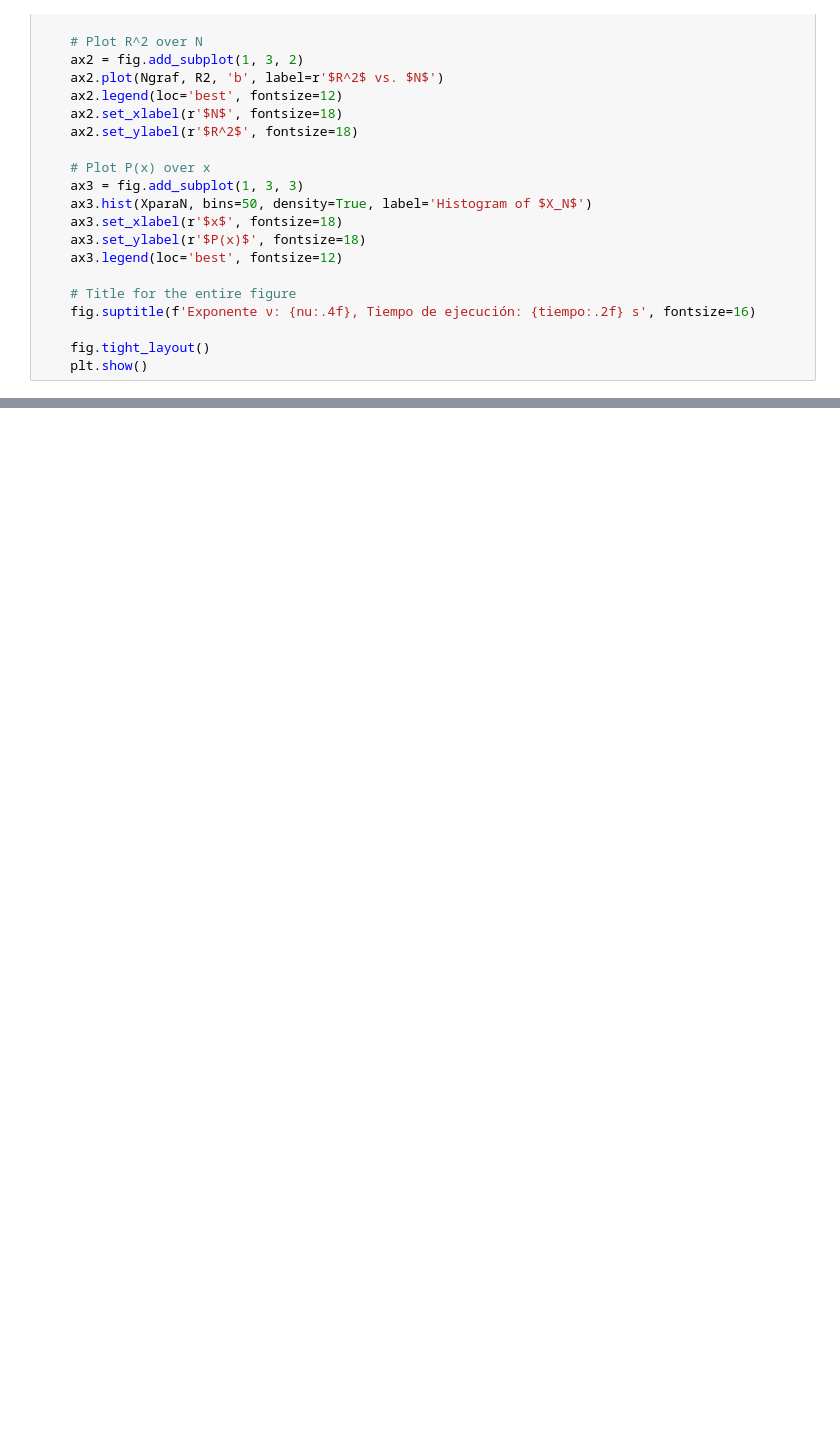
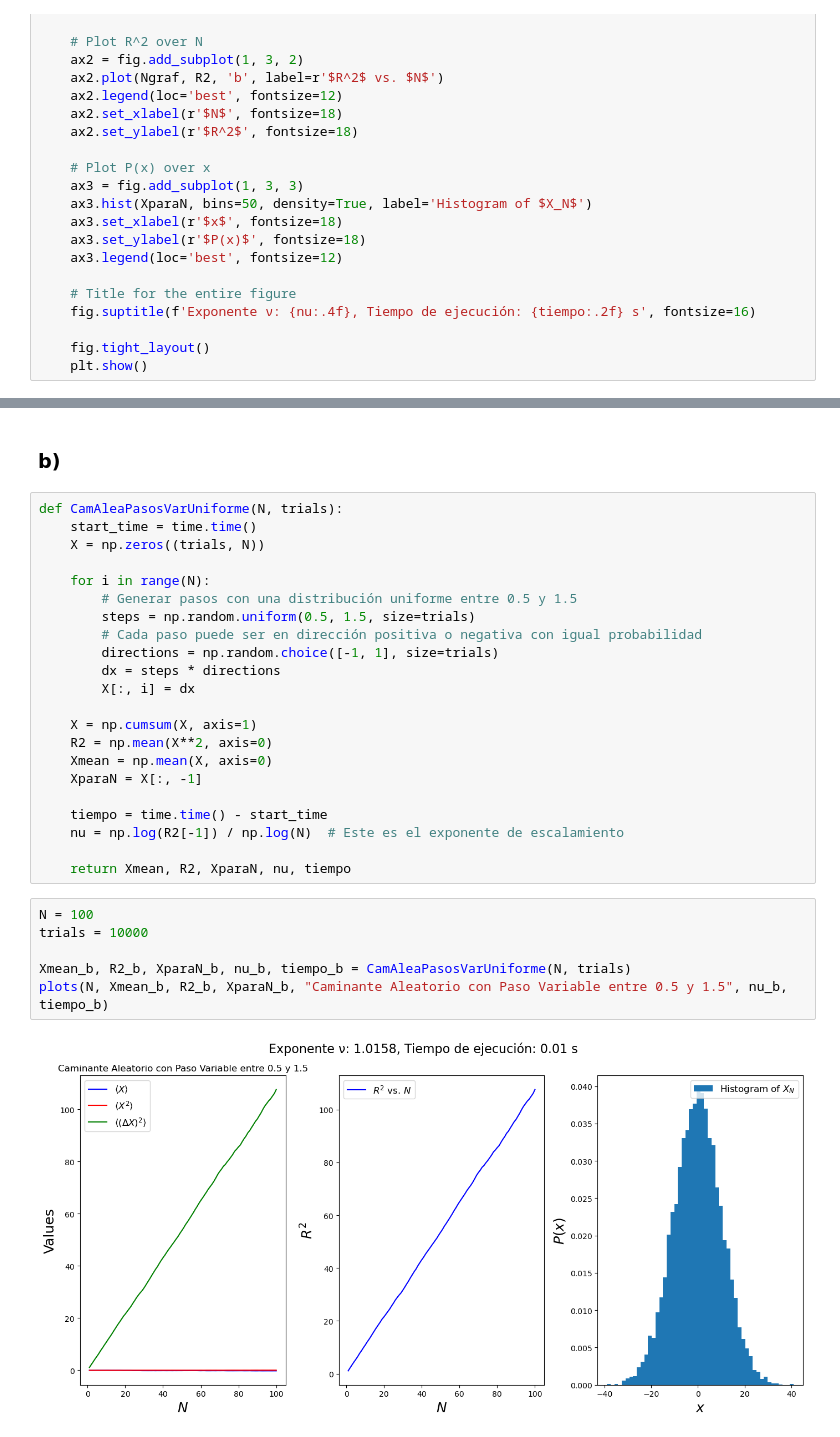
Before and after one commit to apareram/f-sica-computacional, a Jupyter notebook: e2/hacia2parcial.ipynb, the cells around one changed output, grey strips where cells are left out. Saved outputs shown, nothing was run; the diff lists cells and outputs as text; blank space fills up the shorter version.

```diff
--- a/e2/hacia2parcial.ipynb
+++ b/e2/hacia2parcial.ipynb
@@ -116,0 +121,32 @@ plots(N, Xmean, R2, XparaN, "Caminante Aleatorio con Paso Variable", nu, tiempo)
+# %% [markdown]
+### b)
+# %%
+def CamAleaPasosVarUniforme(N, trials):
+    start_time = time.time()
+    X = np.zeros((trials, N))
+
+    for i in range(N):
+        # Generar pasos con una distribución uniforme entre 0.5 y 1.5
+        steps = np.random.uniform(0.5, 1.5, size=trials)
+        # Cada paso puede ser en dirección positiva o negativa con igual probabilidad
+        directions = np.random.choice([-1, 1], size=trials)
+        dx = steps * directions
+        X[:, i] = dx
+
+    X = np.cumsum(X, axis=1)
+    R2 = np.mean(X**2, axis=0)
+    Xmean = np.mean(X, axis=0)
+    XparaN = X[:, -1]
+
+    tiempo = time.time() - start_time
+    nu = np.log(R2[-1]) / np.log(N)  # Este es el exponente de escalamiento
+
+    return Xmean, R2, XparaN, nu, tiempo
+# %%
+N = 100
+trials = 10000
+
+Xmean_b, R2_b, XparaN_b, nu_b, tiempo_b = CamAleaPasosVarUniforme(N, trials)
+plots(N, Xmean_b, R2_b, XparaN_b, "Caminante Aleatorio con Paso Variable entre 0.5 y 1.5", nu_b, tiempo_b)
+# %% [output]
+[figure, added]
```
Also changed, not shown: parts of 46 cells of this notebook, 6 other files.
